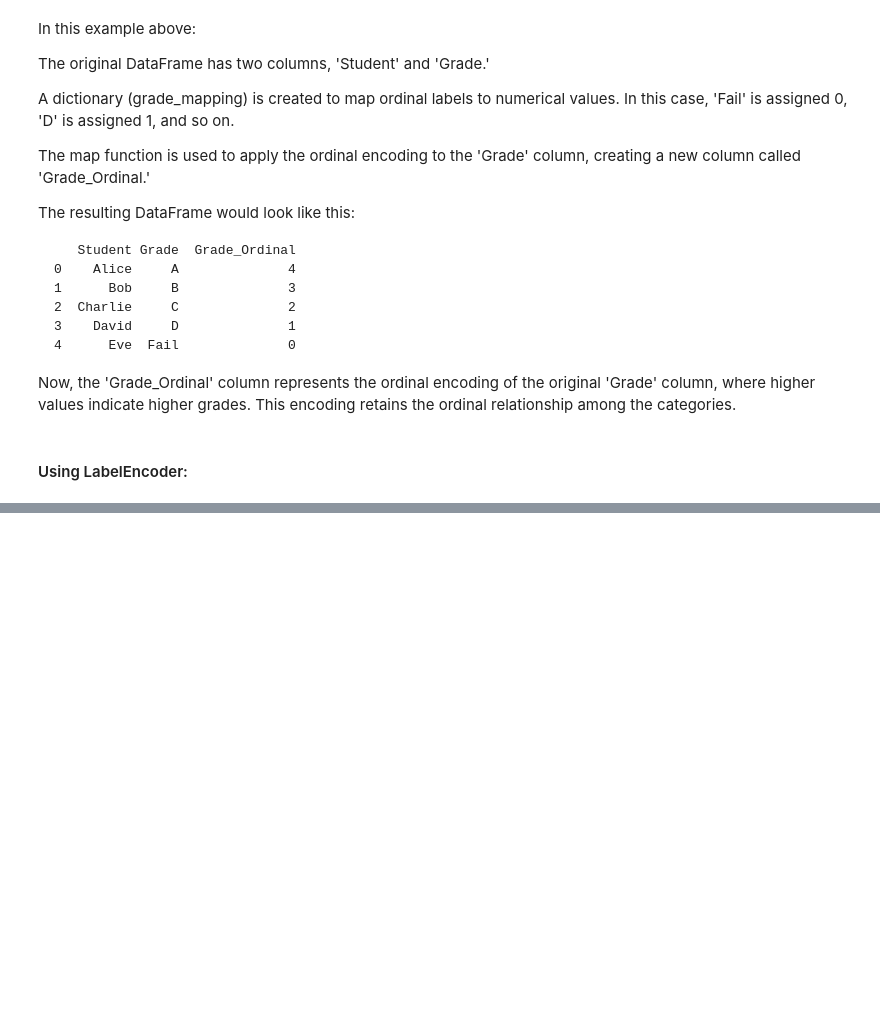
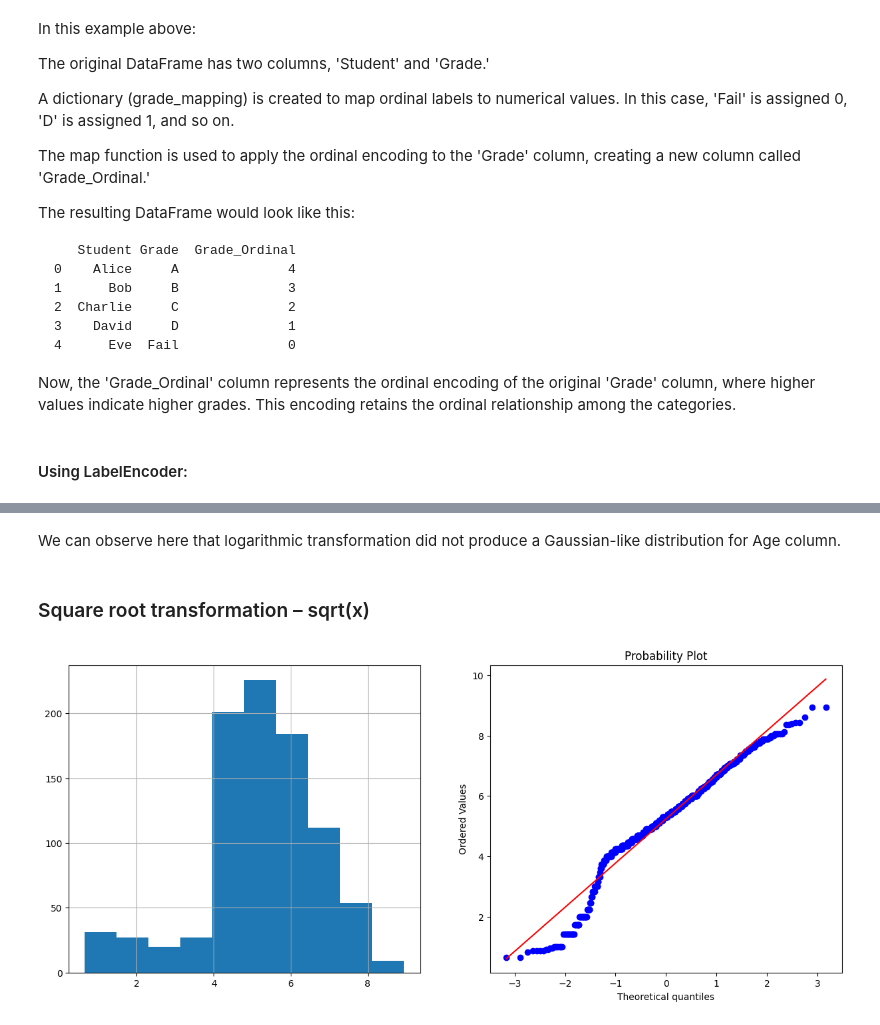
Before and after one commit to yomigeek/learning-data-series-notebooks, a Jupyter notebook: Feature Engineering.ipynb, the cells around one changed output, grey strips where cells are left out. Saved outputs shown, nothing was run; the diff lists cells and outputs as text; code cells hidden in the pictures; blank space fills up the shorter version.

```diff
--- a/Feature Engineering.ipynb
+++ b/Feature Engineering.ipynb
@@ -423,0 +522,9 @@ print(df)
+# %% [markdown]
+We can observe here that logarithmic transformation did not produce a Gaussian-like distribution for Age column.
+# %% [markdown]
+### Square root transformation – sqrt(x)
+# %%
+titanic_train_data['Age_sqr'] = titanic_train_data.Age**(1/2)
+plots(titanic_train_data, 'Age_sqr')
+# %% [output]
+[figure, added]
```
Also changed, not shown: parts of 31 cells of this notebook, 6 other files.
